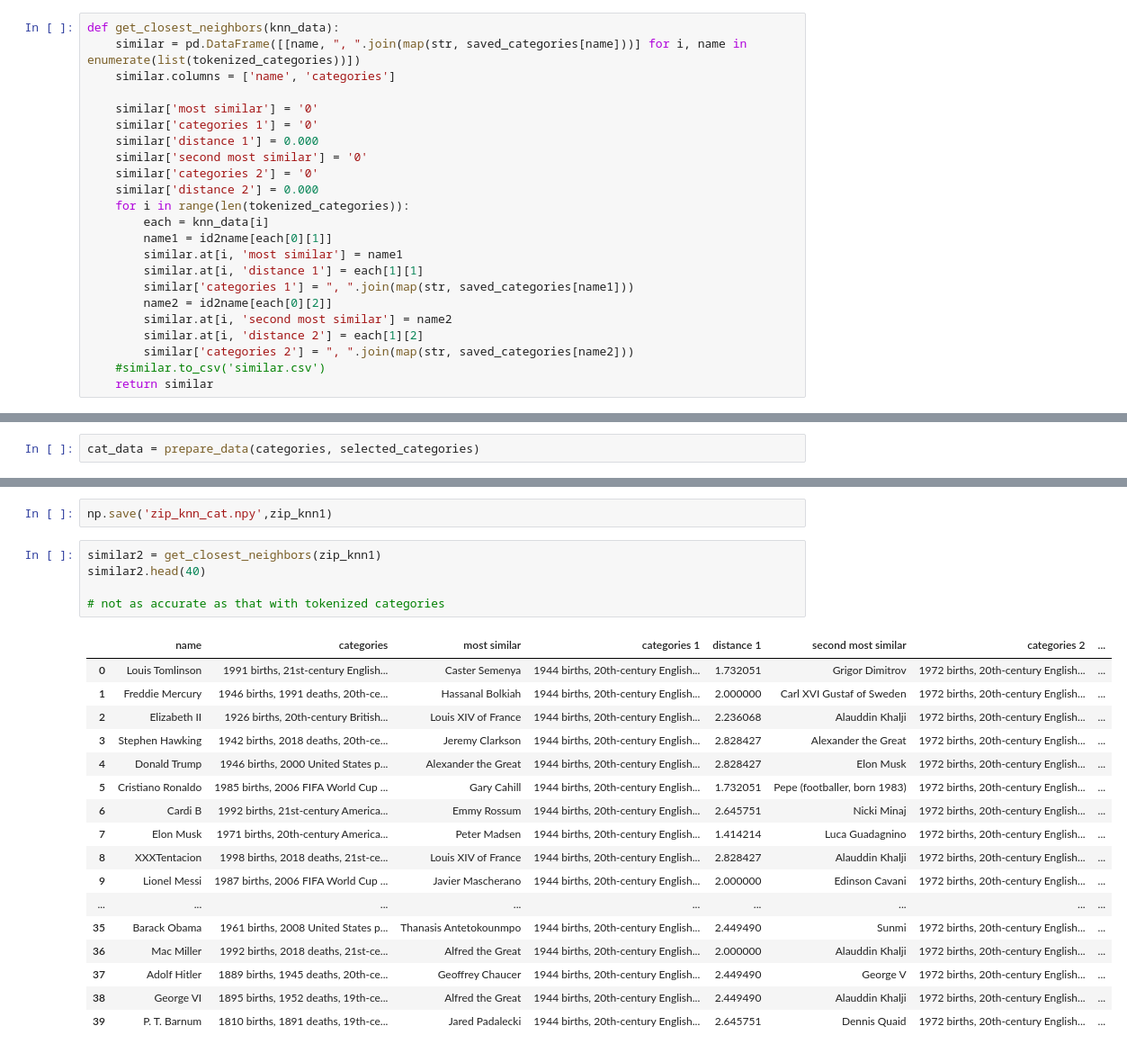
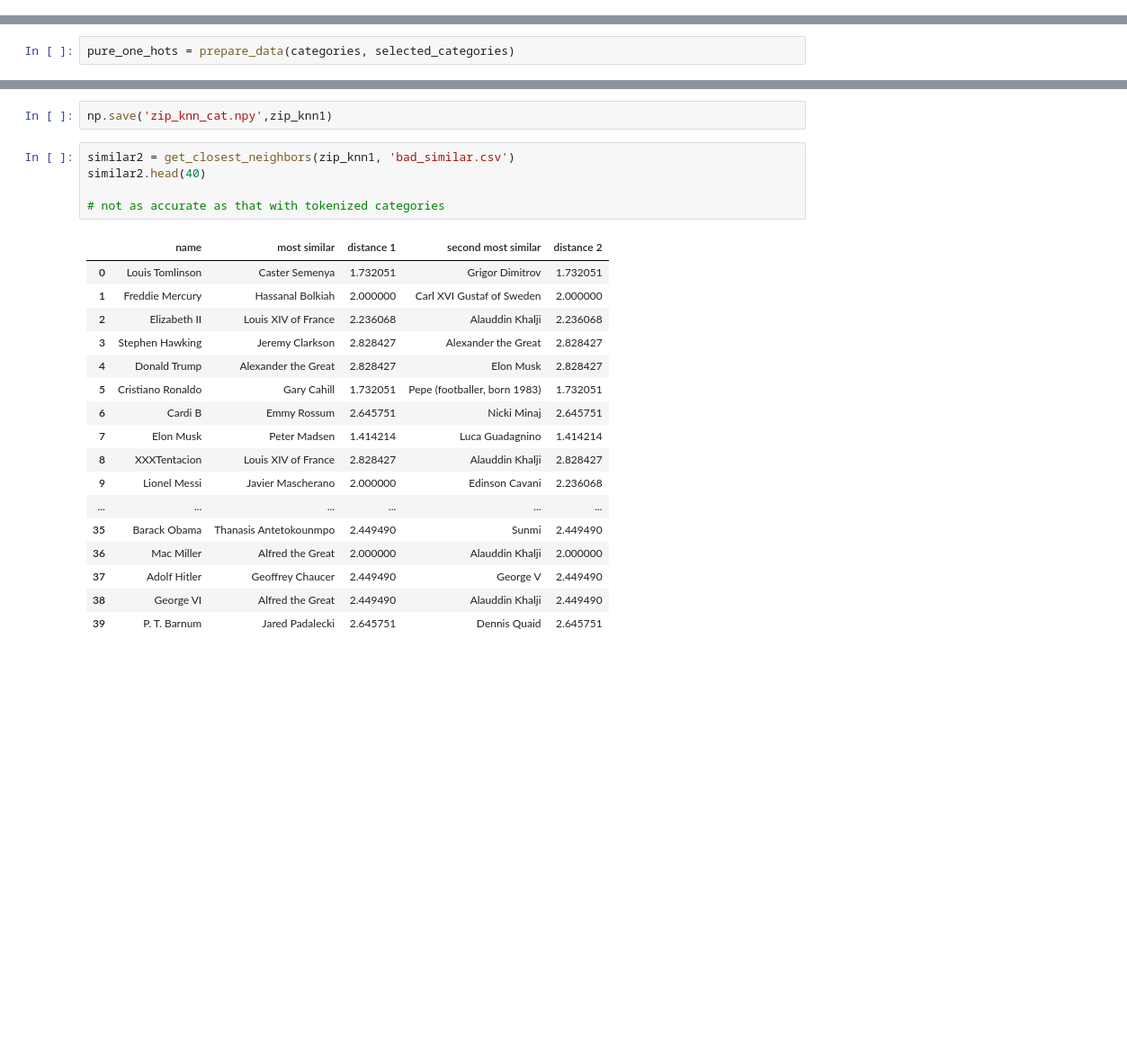
Before and after one commit to PanthonImem/CS1951a-BlogPost, a Jupyter notebook: name-categories/categories.ipynb, the cells around one changed output, grey strips where cells are left out. Shown at 90% size. Cells and saved outputs as stored; diff of their text form; blank space fills up the shorter version.

```diff
--- a/name-categories/categories.ipynb
+++ b/name-categories/categories.ipynb
@@ -153,26 +186,3 @@ zip_knn = knn(training_data)
 # %%
 np.save('knn.npy', zip_knn)
-# %%
-def get_closest_neighbors(knn_data):
-    similar = pd.DataFrame([[name, ", ".join(map(str, saved_categories[name]))] for i, name in enumerate(list(tokenized_categories))])
-    similar.columns = ['name', 'categories']
-
-    similar['most similar'] = '0'
-    similar['categories 1'] = '0'
-    similar['distance 1'] = 0.000
-    similar['second most similar'] = '0'
-    similar['categories 2'] = '0'
-    similar['distance 2'] = 0.000
-    for i in range(len(tokenized_categories)):
-        each = knn_data[i]
-        name1 = id2name[each[0][1]]
-        similar.at[i, 'most similar'] = name1
-        similar.at[i, 'distance 1'] = each[1][1]
-        similar['categories 1'] = ", ".join(map(str, saved_categories[name1]))
-        name2 = id2name[each[0][2]]
-        similar.at[i, 'second most similar'] = name2
-        similar.at[i, 'distance 2'] = each[1][2]
-        similar['categories 2'] = ", ".join(map(str, saved_categories[name2]))
-    #similar.to_csv('similar.csv')
-    return similar
 # %%
@@ -230,3 +243,3 @@ print(sort_dict(selected_categories))
 [('Living people', 1240), ('21st-century American male actors', 1127), ('21st-century American actresses', 1121), ('American male film actors', 1117), ('20th-century American male actors', 1046), ('Am ...
 # %%
-cat_data = prepare_data(categories, selected_categories)
+pure_one_hots = prepare_data(categories, selected_categories)
@@ -235,25 +253,25 @@ zip_knn1 = knn(cat_data)
 # %%
 np.save('zip_knn_cat.npy',zip_knn1)
 # %%
-similar2 = get_closest_neighbors(zip_knn1)
+similar2 = get_closest_neighbors(zip_knn1, 'bad_similar.csv')
 similar2.head(40)
 
 # not as accurate as that with tokenized categories
 # %% [output]
-|  | name | categories | most similar | categories 1 | distance 1 | second most similar | categories 2 | ... |
-| 0 | Louis Tomlinson | 1991 births, 21st-century English... | Caster Semenya | 1944 births, 20th-century English... | 1.732051 | Grigor Dimitrov | 1972 births, 20th-century English... | ... |
-| 1 | Freddie Mercury | 1946 births, 1991 deaths, 20th-ce... | Hassanal Bolkiah | 1944 births, 20th-century English... | 2.000000 | Carl XVI Gustaf of Sweden | 1972 births, 20th-century English... | ... |
-| 2 | Elizabeth II | 1926 births, 20th-century British... | Louis XIV of France | 1944 births, 20th-century English... | 2.236068 | Alauddin Khalji | 1972 births, 20th-century English... | ... |
-| 3 | Stephen Hawking | 1942 births, 2018 deaths, 20th-ce... | Jeremy Clarkson | 1944 births, 20th-century English... | 2.828427 | Alexander the Great | 1972 births, 20th-century English... | ... |
-| 4 | Donald Trump | 1946 births, 2000 United States p... | Alexander the Great | 1944 births, 20th-century English... | 2.828427 | Elon Musk | 1972 births, 20th-century English... | ... |
-| 5 | Cristiano Ronaldo | 1985 births, 2006 FIFA World Cup ... | Gary Cahill | 1944 births, 20th-century English... | 1.732051 | Pepe (footballer, born 1983) | 1972 births, 20th-century English... | ... |
-| 6 | Cardi B | 1992 births, 21st-century America... | Emmy Rossum | 1944 births, 20th-century English... | 2.645751 | Nicki Minaj | 1972 births, 20th-century English... | ... |
-| 7 | Elon Musk | 1971 births, 20th-century America... | Peter Madsen | 1944 births, 20th-century English... | 1.414214 | Luca Guadagnino | 1972 births, 20th-century English... | ... |
-| 8 | XXXTentacion | 1998 births, 2018 deaths, 21st-ce... | Louis XIV of France | 1944 births, 20th-century English... | 2.828427 | Alauddin Khalji | 1972 births, 20th-century English... | ... |
-| 9 | Lionel Messi | 1987 births, 2006 FIFA World Cup ... | Javier Mascherano | 1944 births, 20th-century English... | 2.000000 | Edinson Cavani | 1972 births, 20th-century English... | ... |
-| ... | ... | ... | ... | ... | ... | ... | ... | ... |
-| 35 | Barack Obama | 1961 births, 2008 United States p... | Thanasis Antetokounmpo | 1944 births, 20th-century English... | 2.449490 | Sunmi | 1972 births, 20th-century English... | ... |
-| 36 | Mac Miller | 1992 births, 2018 deaths, 21st-ce... | Alfred the Great | 1944 births, 20th-century English... | 2.000000 | Alauddin Khalji | 1972 births, 20th-century English... | ... |
-| 37 | Adolf Hitler | 1889 births, 1945 deaths, 20th-ce... | Geoffrey Chaucer | 1944 births, 20th-century English... | 2.449490 | George V | 1972 births, 20th-century English... | ... |
-| 38 | George VI | 1895 births, 1952 deaths, 19th-ce... | Alfred the Great | 1944 births, 20th-century English... | 2.449490 | Alauddin Khalji | 1972 births, 20th-century English... | ... |
-| 39 | P. T. Barnum | 1810 births, 1891 deaths, 19th-ce... | Jared Padalecki | 1944 births, 20th-century English... | 2.645751 | Dennis Quaid | 1972 births, 20th-century English... | ... |
+|  | name | most similar | distance 1 | second most similar | distance 2 |
+| 0 | Louis Tomlinson | Caster Semenya | 1.732051 | Grigor Dimitrov | 1.732051 |
+| 1 | Freddie Mercury | Hassanal Bolkiah | 2.000000 | Carl XVI Gustaf of Sweden | 2.000000 |
+| 2 | Elizabeth II | Louis XIV of France | 2.236068 | Alauddin Khalji | 2.236068 |
+| 3 | Stephen Hawking | Jeremy Clarkson | 2.828427 | Alexander the Great | 2.828427 |
+| 4 | Donald Trump | Alexander the Great | 2.828427 | Elon Musk | 2.828427 |
+| 5 | Cristiano Ronaldo | Gary Cahill | 1.732051 | Pepe (footballer, born 1983) | 1.732051 |
+| 6 | Cardi B | Emmy Rossum | 2.645751 | Nicki Minaj | 2.645751 |
+| 7 | Elon Musk | Peter Madsen | 1.414214 | Luca Guadagnino | 1.414214 |
+| 8 | XXXTentacion | Louis XIV of France | 2.828427 | Alauddin Khalji | 2.828427 |
+| 9 | Lionel Messi | Javier Mascherano | 2.000000 | Edinson Cavani | 2.236068 |
+| ... | ... | ... | ... | ... | ... |
+| 35 | Barack Obama | Thanasis Antetokounmpo | 2.449490 | Sunmi | 2.449490 |
+| 36 | Mac Miller | Alfred the Great | 2.000000 | Alauddin Khalji | 2.000000 |
+| 37 | Adolf Hitler | Geoffrey Chaucer | 2.449490 | George V | 2.449490 |
+| 38 | George VI | Alfred the Great | 2.449490 | Alauddin Khalji | 2.449490 |
+| 39 | P. T. Barnum | Jared Padalecki | 2.645751 | Dennis Quaid | 2.645751 |
```
Also changed, not shown: parts of 17 cells of this notebook.
